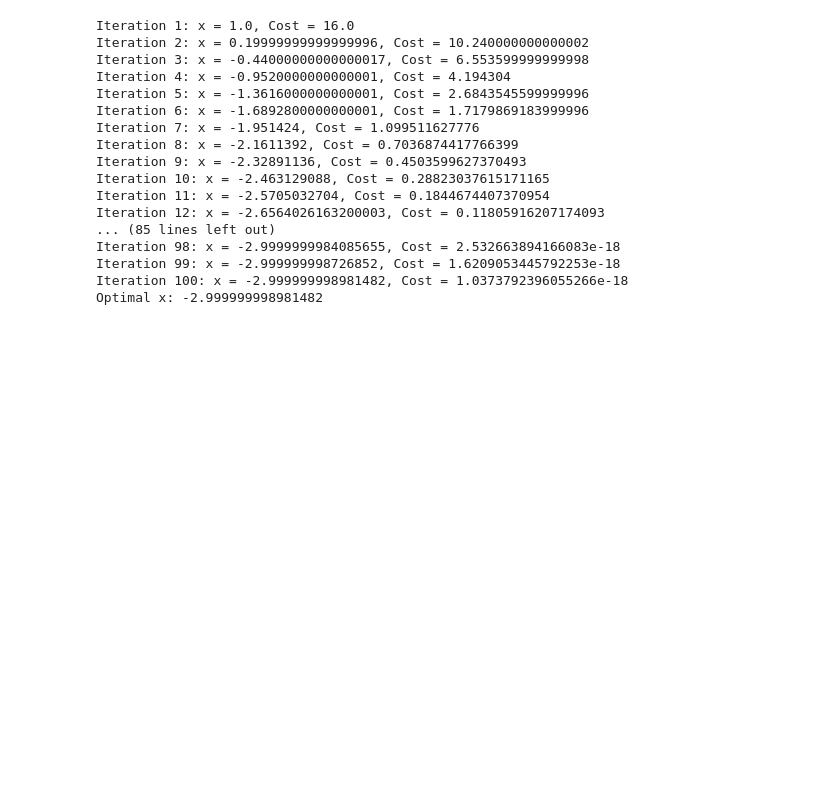
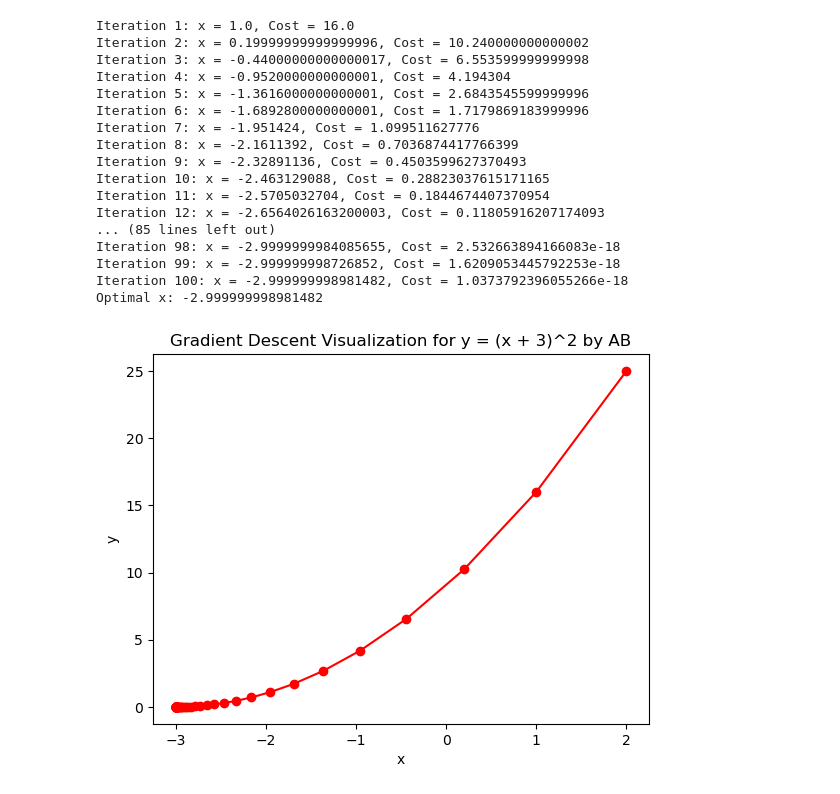
Before and after one commit to atharvabhide/SPPU-COMP-2019-PRACTICALS, a Jupyter notebook: ML/lab 3/03_gradient_descent.ipynb, the cells around one changed output. Saved outputs shown, nothing was run; the diff lists cells and outputs as text; code cells hidden in the pictures; blank space fills up the shorter version.

```diff
--- a/ML/lab 3/03_gradient_descent.ipynb
+++ b/ML/lab 3/03_gradient_descent.ipynb
@@ -16,8 +18,12 @@ learning_rate = 0.1
 initial_x = 2.0
 num_iterations = 100
 # %%
+x_values = []
+y_values = []
 x = initial_x
 for i in range(num_iterations):
+    x_values.append(x)
+    y_values.append(cost_function(x))
     gradient_value = gradient(x)
     x = x - learning_rate * gradient_value
 
@@ -42,3 +48,11 @@ Iteration 98: x = -2.9999999984085655, Cost = 2.532663894166083e-18
 Iteration 99: x = -2.999999998726852, Cost = 1.6209053445792253e-18
 Iteration 100: x = -2.999999998981482, Cost = 1.0373792396055266e-18
 Optimal x: -2.999999998981482
+# %%
+plt.plot(x_values, y_values, 'ro-')
+plt.title('Gradient Descent Visualization for y = (x + 3)^2 by AB')
+plt.xlabel('x')
+plt.ylabel('y')
+plt.show()
+# %% [output]
+[figure, added]
```
Also changed, not shown: parts of 1 cell of this notebook.
